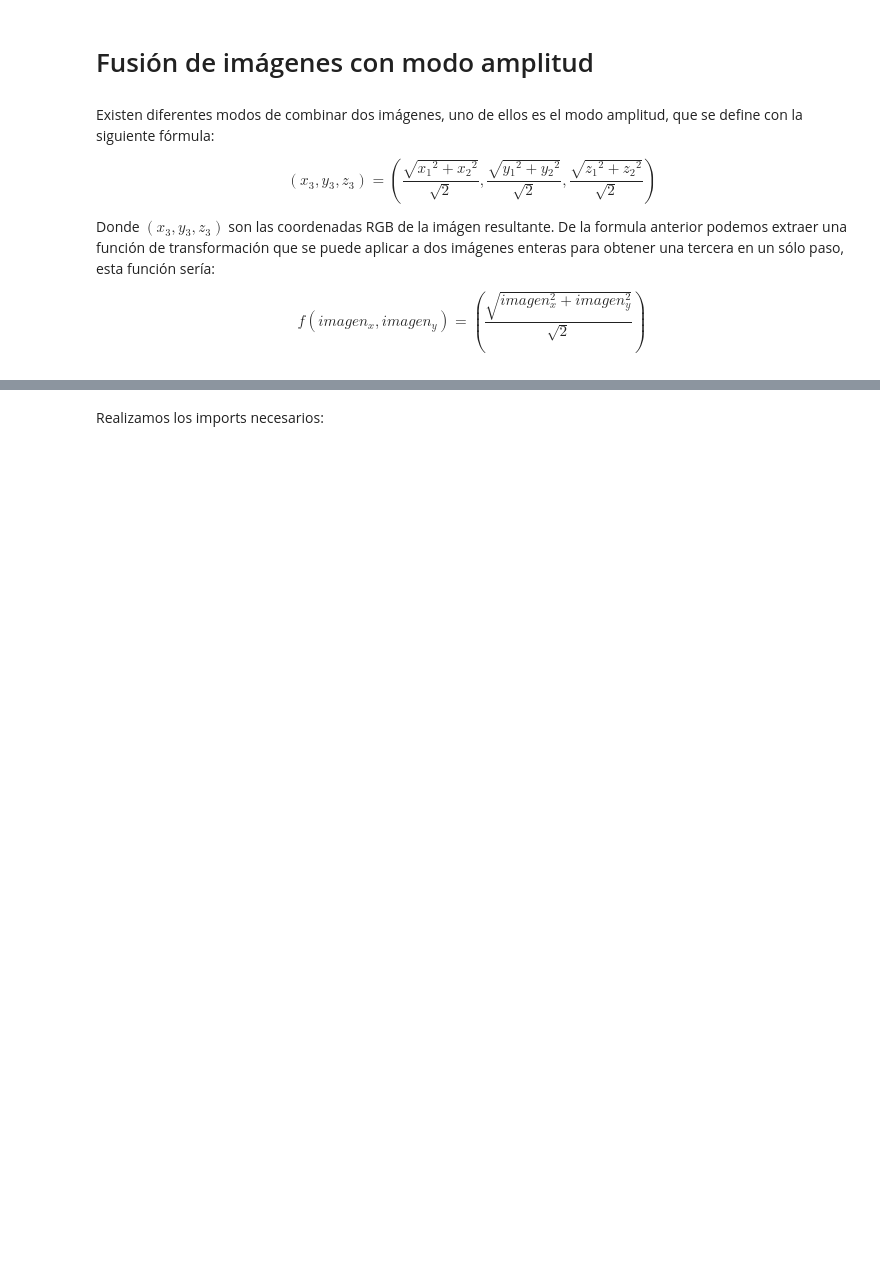
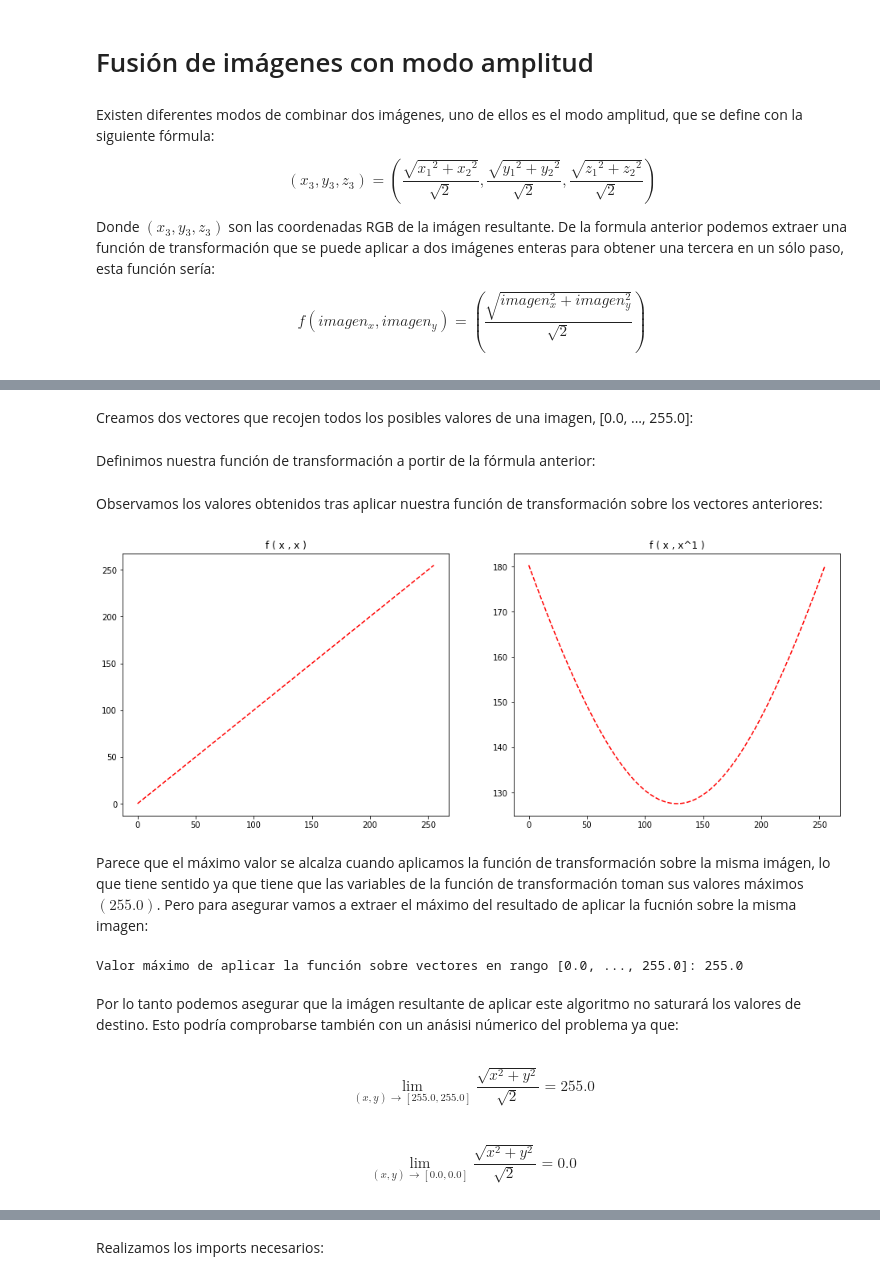
Before and after one commit to thewilly/GIISOF01-2-002-Arquitectura-Computadores, a Jupyter notebook: notebooks/image-amplitude-fusion.ipynb, the cells around one changed output, grey strips where cells are left out. Cells and saved outputs as stored; diff of their text form; code cells hidden in the pictures; blank space fills up the shorter version.

```diff
--- a/notebooks/image-amplitude-fusion.ipynb
+++ b/notebooks/image-amplitude-fusion.ipynb
@@ -11 +21,34 @@ $$f(imagen_{x}, imagen_{y}) = \left ( \frac{\sqrt{imagen_{x}^{2} + imagen_{y}^{2
+# %% [markdown]
+Creamos dos vectores que recojen todos los posibles valores de una imagen, [0.0, ..., 255.0]:
+# %%
+values_1 = np.arange(256.0)
+values_2 = np.arange(256.0)
+# %% [markdown]
+Definimos nuestra función de transformación a portir de la fórmula anterior:
+# %%
+def fusion(x, y): return (np.sqrt(x**2 + y**2)/math.sqrt(2))
+# %% [markdown]
+Observamos los valores obtenidos tras aplicar nuestra función de transformación sobre los vectores anteriores:
+# %%
+f, axarr = plt.subplots(1,2, figsize=(16,6))
+axarr[0].plot(fusion(values_1, values_2), '--r')
+axarr[0].set_title('f ( x , x )')
+axarr[1].plot(fusion(values_1, values_2[::-1]), '--r')
+axarr[1].set_title('f ( x , x^1 )')
+plt.show()
+# %% [output]
+[figure, added]
+# %% [markdown]
+Parece que el máximo valor se alcalza cuando aplicamos la función de transformación sobre la misma imágen, lo que tiene sentido ya que tiene que las variables de la función de transformación toman sus valores máximos $(255.0)$. Pero para asegurar vamos a extraer el máximo del resultado de aplicar la fucnión sobre la misma imagen:
+# %%
+print("Valor máximo de aplicar la función sobre vectores en rango [0.0, ..., 255.0]:",
+      max(fusion(values_1, values_2)))
+# %% [output]
+Valor máximo de aplicar la función sobre vectores en rango [0.0, ..., 255.0]: 255.0
+# %% [markdown]
+Por lo tanto podemos asegurar que la imágen resultante de aplicar este algoritmo no saturará los valores de destino. Esto podría comprobarse también con un anásisi númerico del problema ya que:
+# %% [markdown]
+$$\lim_{\left ( x,y \right ) \rightarrow \left [ 255.0,255.0 \right ]} \frac{\sqrt{x^{2} + y^{2}}}{\sqrt{2}} = 255.0$$
+# %% [markdown]
+$$\lim_{\left ( x,y \right ) \rightarrow \left [ 0.0,0.0 \right ]} \frac{\sqrt{x^{2} + y^{2}}}{\sqrt{2}} = 0.0$$
 # %% [markdown]
```
Also changed, not shown: parts of 5 cells of this notebook, 1 other file.
